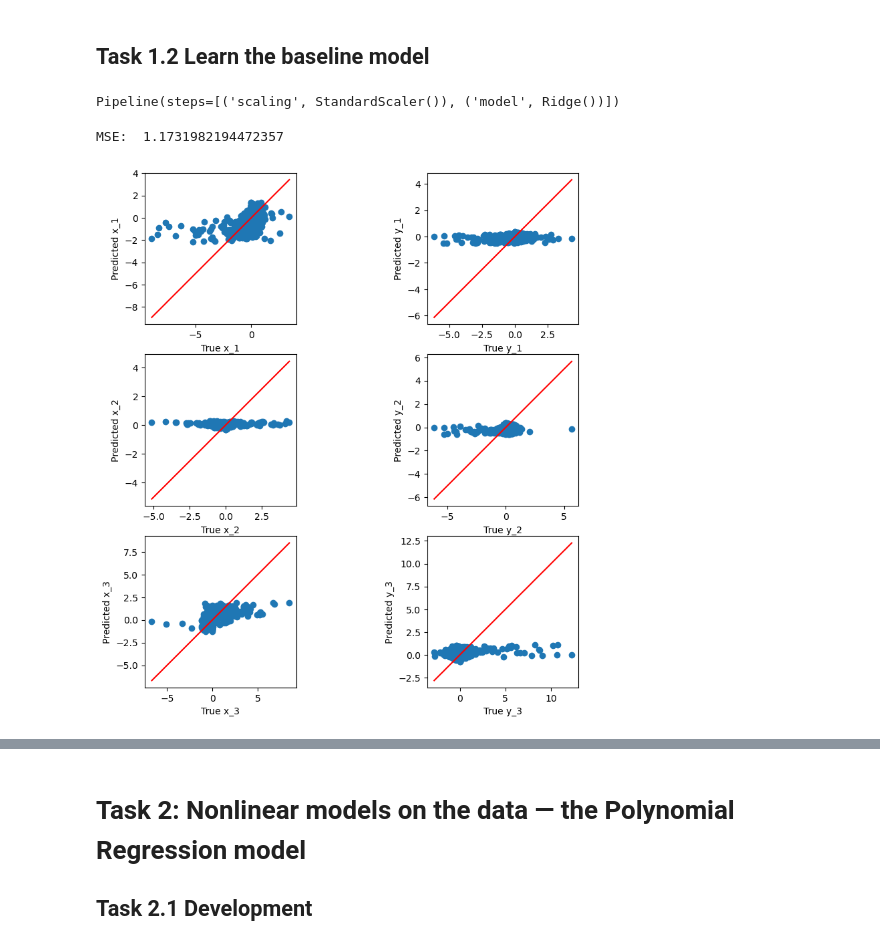
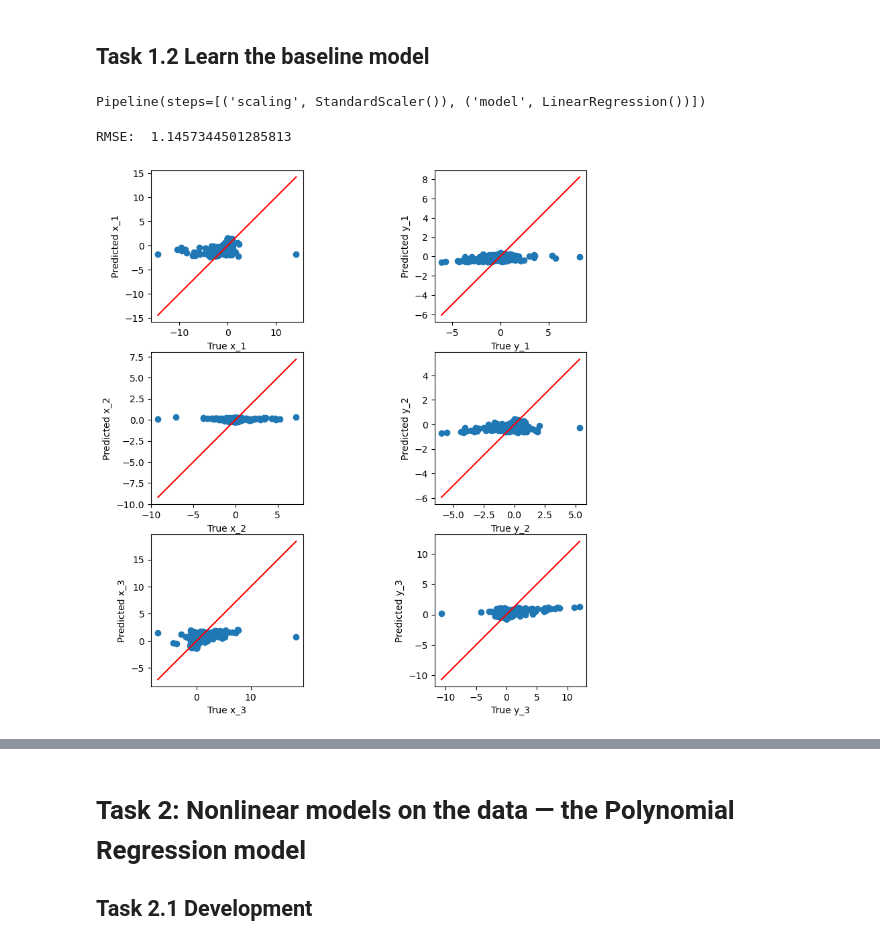
Before and after one commit to AgnJed/ML_the_3-body_problem, a Jupyter notebook: machine-learning-nova-1.ipynb, the cells around one changed output, grey strips where cells are left out. Drawn from its saved outputs; the diff is of its cells as text; code cells hidden in the pictures.

```diff
--- a/machine-learning-nova-1.ipynb
+++ b/machine-learning-nova-1.ipynb
@@ -235,11 +264,11 @@ from sklearn.pipeline import Pipeline
 pipe = Pipeline(
     [
             ('scaling', StandardScaler()),
-            ("model", modelRidge)
+            ("model", model)
     ])
 pipe
 # %% [output]
-Pipeline(steps=[('scaling', StandardScaler()), ('model', Ridge())])
+Pipeline(steps=[('scaling', StandardScaler()), ('model', LinearRegression())])
 # %%
 from sklearn.metrics import mean_squared_error
 from sklearn.model_selection import GroupKFold
@@ -247,11 +276,11 @@ from sklearn.model_selection import GroupKFold
 
 pipe.fit(input_train, output_train)
 y_hat = pipe.predict(input_validation)
-mse = mean_squared_error(output_validation, y_hat, squared = False)
+rmse = np.sqrt(mean_squared_error(output_validation, y_hat, squared = False))
 
-print("MSE: ", mse)
+print("RMSE: ", rmse)
 # %% [output]
-MSE:  1.1731982194472357
+RMSE:  1.1457344501285813
 # %%
 import numpy as np
 
@@ -276,5 +305,5 @@ def plot_y_yhat(y_validation, y_pred, plot_title = "plot"):
     plt.show()
 # %%
-plot_y_yhat(output_validation.to_numpy(), pd.DataFrame(y_hat).to_numpy())
+plot_y_yhat(output_validation.to_numpy(), pd.DataFrame(y_hat).to_numpy(), "baseline-ridge")
 # %% [output]
-[figure, old version]
+[figure, new version]
```
Also changed, not shown: parts of 43 cells of this notebook.
